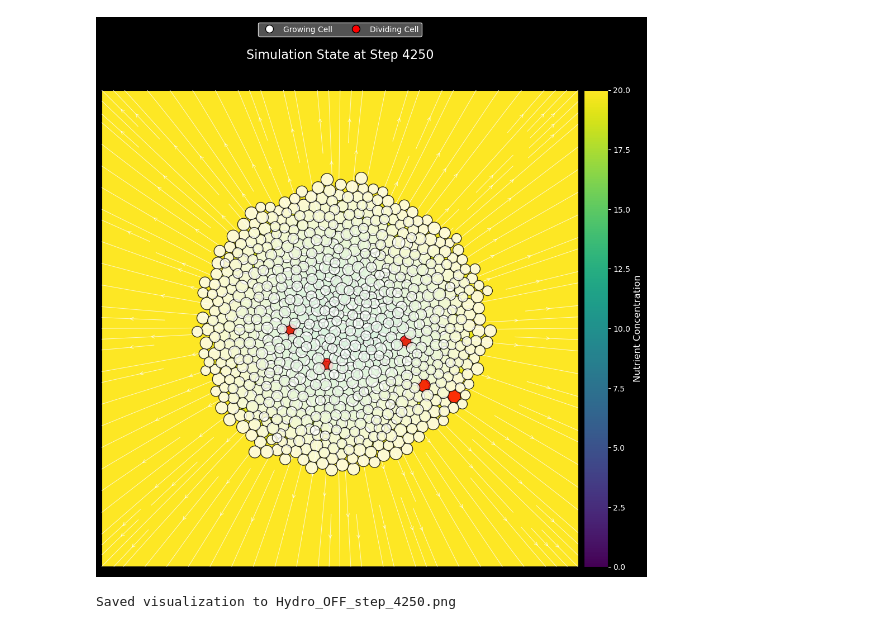
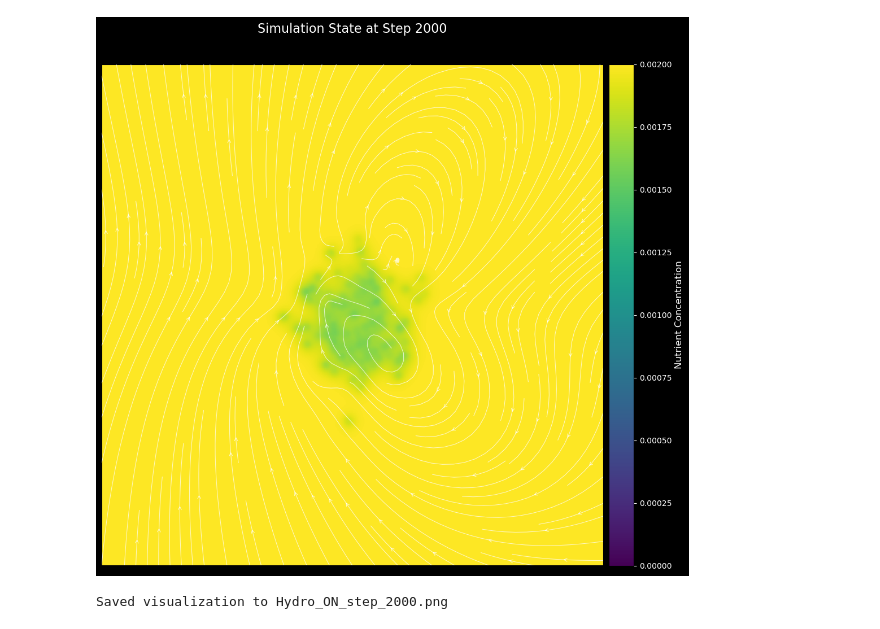
Before and after one commit to samanseifi/CellFlow, a Jupyter notebook: visualize.ipynb, the cells around one changed output. Cells and saved outputs as stored; diff of their text form; code cells hidden in the pictures.

```diff
--- a/visualize.ipynb
+++ b/visualize.ipynb
@@ -137,35 +137,35 @@ def plot_simulation_state(data, step_number, plot_config, max_radius, output_fil
 
 
 if __name__ == '__main__':
     # --- USER CONFIGURATION ---
-    simulation_name = 'Hydro_OFF'
-    step_to_visualize = 4500
+    simulation_name = 'Hydro_ON'
+    step_to_visualize = 2000
 
     plot_config = {
         'show_nutrient': True,
         'show_attractant': False,
         'show_velocity': True,
-        'show_cells': True,
+        'show_cells': False,
     }
 
     # This should match the value in the simulation's Cell class
     CELL_MAX_RADIUS = 4.0
     # ----------------------------------------
 
     output_dir = f"simulation_data_{simulation_name}"
 
     # Load the data
     simulation_data = load_data_for_step(output_dir, simulation_name, step_to_visualize)
 
     # Create the plot
     if simulation_data:
         plot_simulation_state(
             simulation_data,
             step_to_visualize,
             plot_config,
             CELL_MAX_RADIUS, # Pass the max radius
             f"{simulation_name}_step_{step_to_visualize}.png"
         )
 # %% [output]
-[figure, old version]
+[figure, new version]
-Saved visualization to Hydro_OFF_step_4250.png
+Saved visualization to Hydro_ON_step_2000.png
```
Also changed, not shown: 4 other files.
